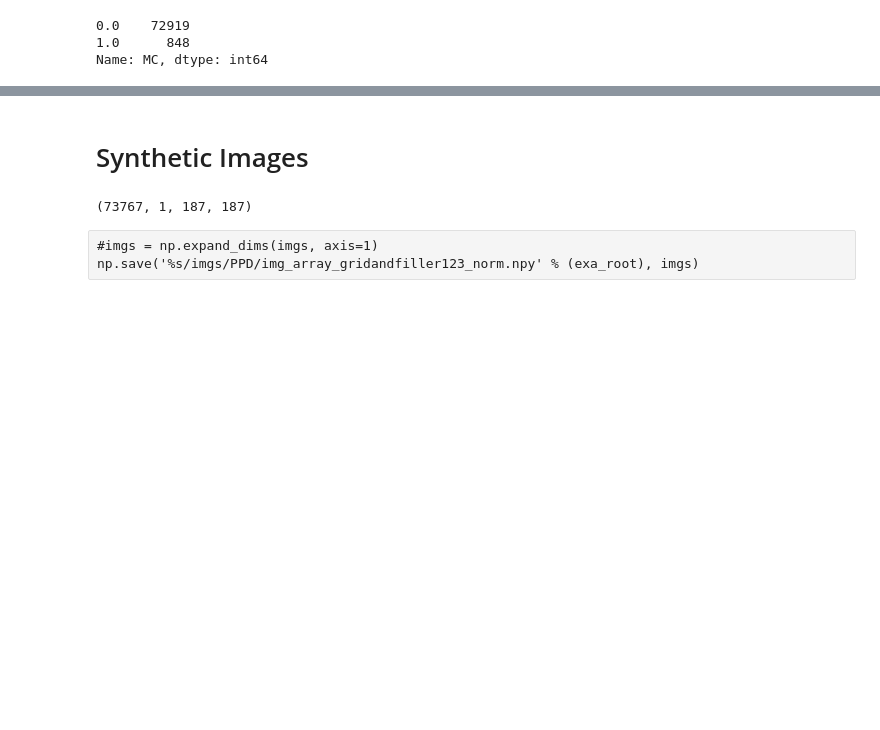
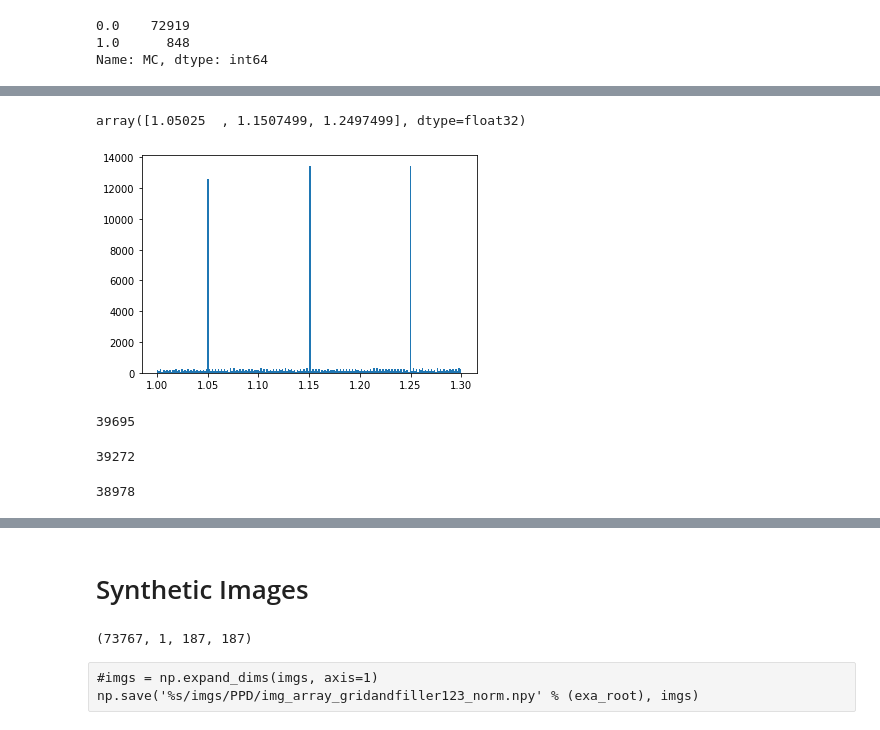
Before and after one commit to keflavich/PPDAE, a Jupyter notebook: notebooks/data_exploration.ipynb, the cells around one changed output, grey strips where cells are left out. Cells and saved outputs as stored; diff of their text form; code cells hidden in the pictures; blank space fills up the shorter version.

```diff
--- a/notebooks/data_exploration.ipynb
+++ b/notebooks/data_exploration.ipynb
@@ -76,0 +80,31 @@ plt.show()
+# %%
+edge[(N > 8000)]
+# %% [output]
+array([1.05025  , 1.1507499, 1.2497499], dtype=float32)
+# %%
+plt.hist(meta.f_exp, bins=200);
+# %% [output]
+[figure, added]
+# %%
+grid_mask_h0 = (np.isclose(meta.H0, 5, atol=1e-7) |
+             np.isclose(meta.H0, 10, atol=1e-7) |
+             np.isclose(meta.H0, 15, atol=1e-7) |
+             np.isclose(meta.H0, 20, atol=1e-7) |
+             np.isclose(meta.H0, 25, atol=1e-7)
+            )
+grid_mask_h0.sum()
+# %% [output]
+39695
+# %%
+grid_mask_fexp = (
+    np.isclose(meta.f_exp, 1.05, atol=1e-7) |
+    np.isclose(meta.f_exp, 1.15, atol=1e-7) |
+    np.isclose(meta.f_exp, 1.25, atol=1e-7)
+)
+grid_mask_fexp.sum()
+# %% [output]
+39272
+# %%
+(grid_mask_fexp & grid_mask_h0).sum()
+# %% [output]
+38978
```
Also changed, not shown: parts of 6 cells of this notebook, 1 other file.
